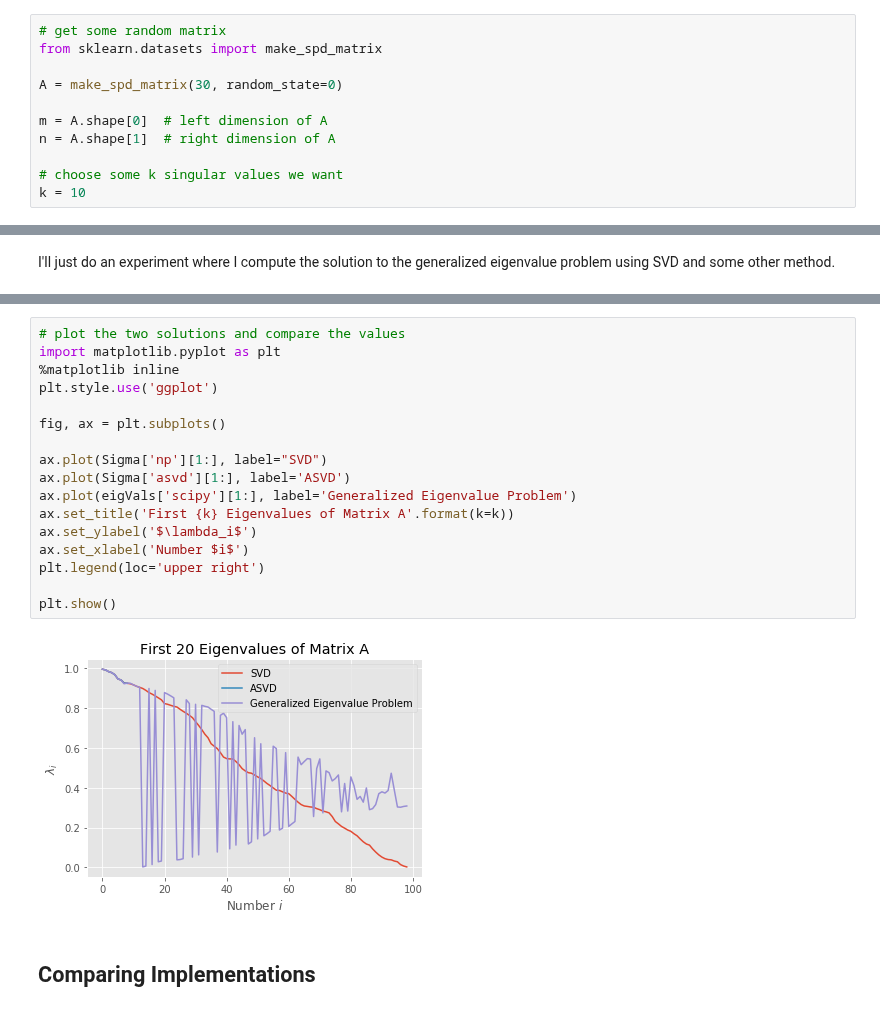
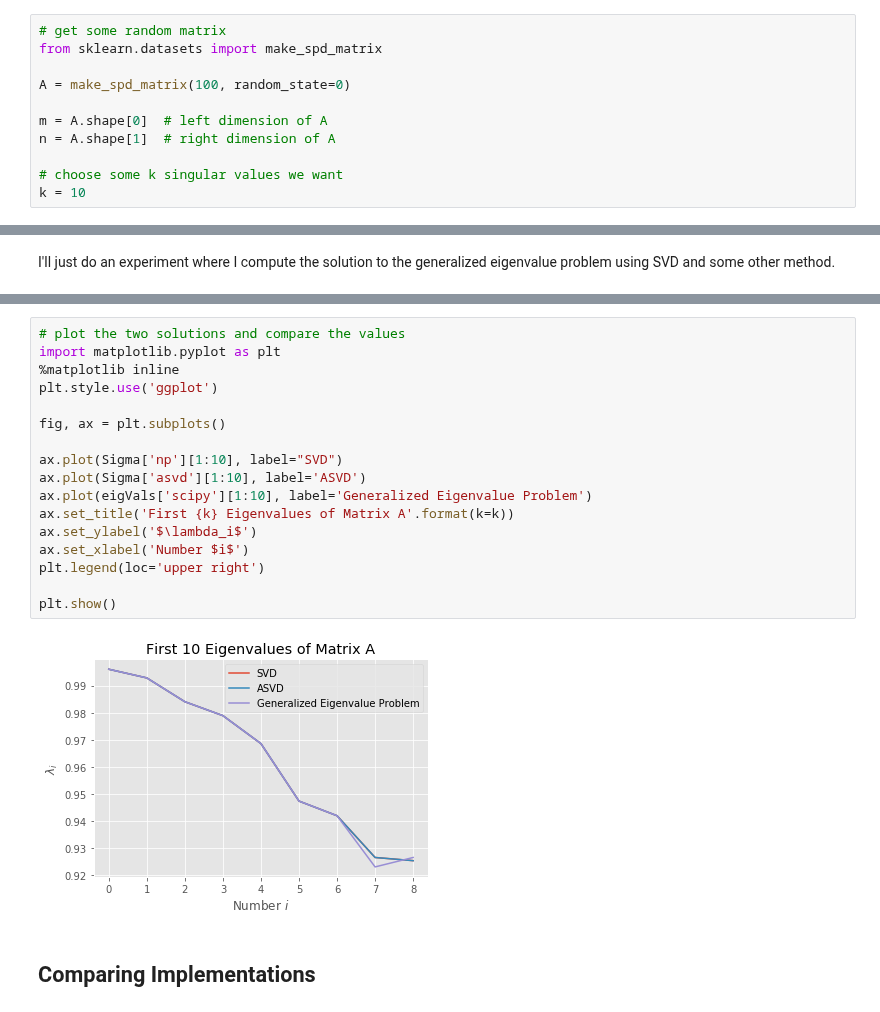
Before and after one commit to jejjohnson/kernellib, a Jupyter notebook: examples/old_scale_notebooks/asvd_tutorial.ipynb, the cells around one changed output, grey strips where cells are left out. Cells and saved outputs as stored; diff of their text form.

```diff
--- a/examples/old_scale_notebooks/asvd_tutorial.ipynb
+++ b/examples/old_scale_notebooks/asvd_tutorial.ipynb
@@ -69,7 +85,7 @@ Let $A$ be a real $m\times n$ matrix.
 # get some random matrix
 from sklearn.datasets import make_spd_matrix
 
-A = make_spd_matrix(30, random_state=0)
+A = make_spd_matrix(100, random_state=0)
 
 m = A.shape[0]  # left dimension of A
 n = A.shape[1]  # right dimension of A
@@ -296,22 +337,22 @@ AssertionError: Your choice of l must satisfy the inequality.
 # %%
 # plot the two solutions and compare the values
 import matplotlib.pyplot as plt
 %matplotlib inline
 plt.style.use('ggplot')
 
 fig, ax = plt.subplots()
 
-ax.plot(Sigma['np'][1:], label="SVD")
-ax.plot(Sigma['asvd'][1:], label='ASVD')
-ax.plot(eigVals['scipy'][1:], label='Generalized Eigenvalue Problem')
+ax.plot(Sigma['np'][1:10], label="SVD")
+ax.plot(Sigma['asvd'][1:10], label='ASVD')
+ax.plot(eigVals['scipy'][1:10], label='Generalized Eigenvalue Problem')
 ax.set_title('First {k} Eigenvalues of Matrix A'.format(k=k))
 ax.set_ylabel('$\lambda_i$')
 ax.set_xlabel('Number $i$')
 plt.legend(loc='upper right')
 
 plt.show()
 # %% [output]
-[figure, old version]
+[figure, new version]
 # %% [markdown]
 ## Comparing Implementations
 # %%
```
Also changed, not shown: parts of 6 cells of this notebook, 14 other files.
